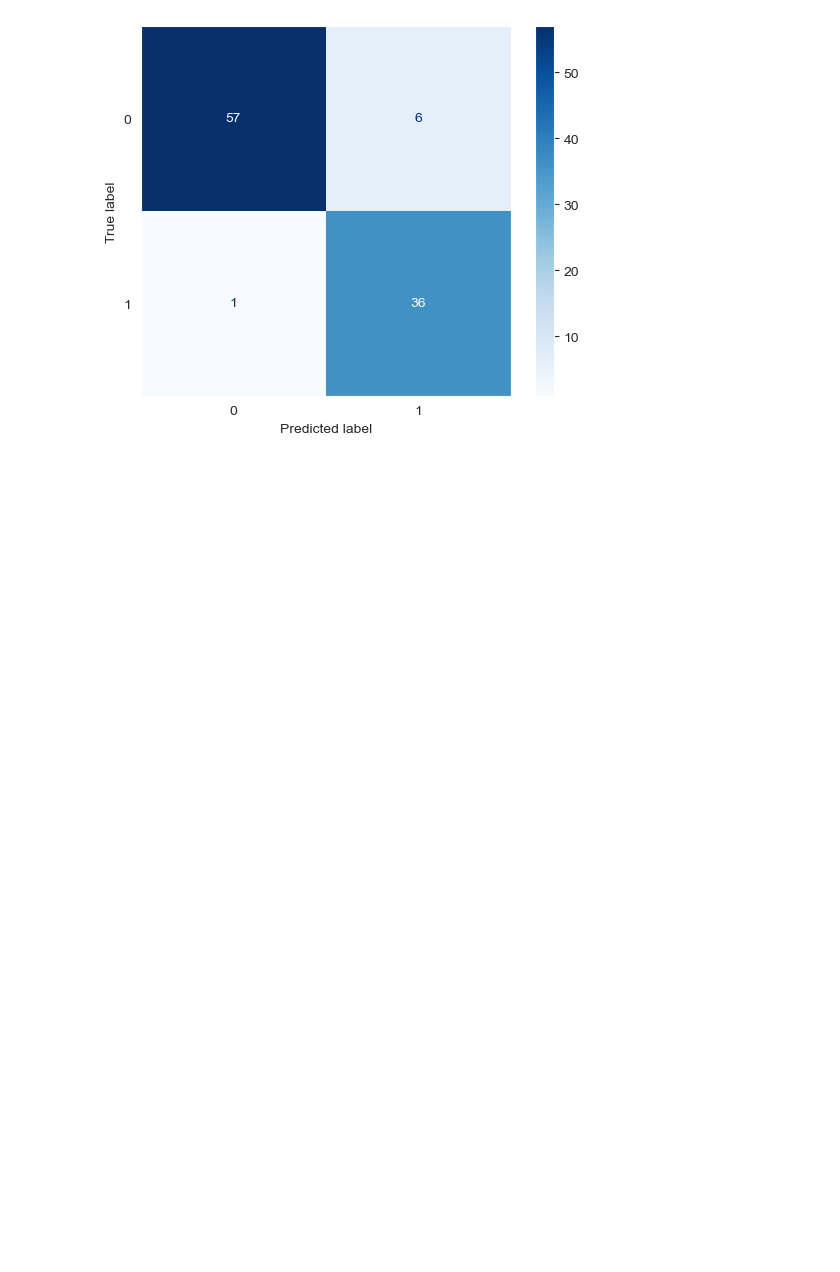
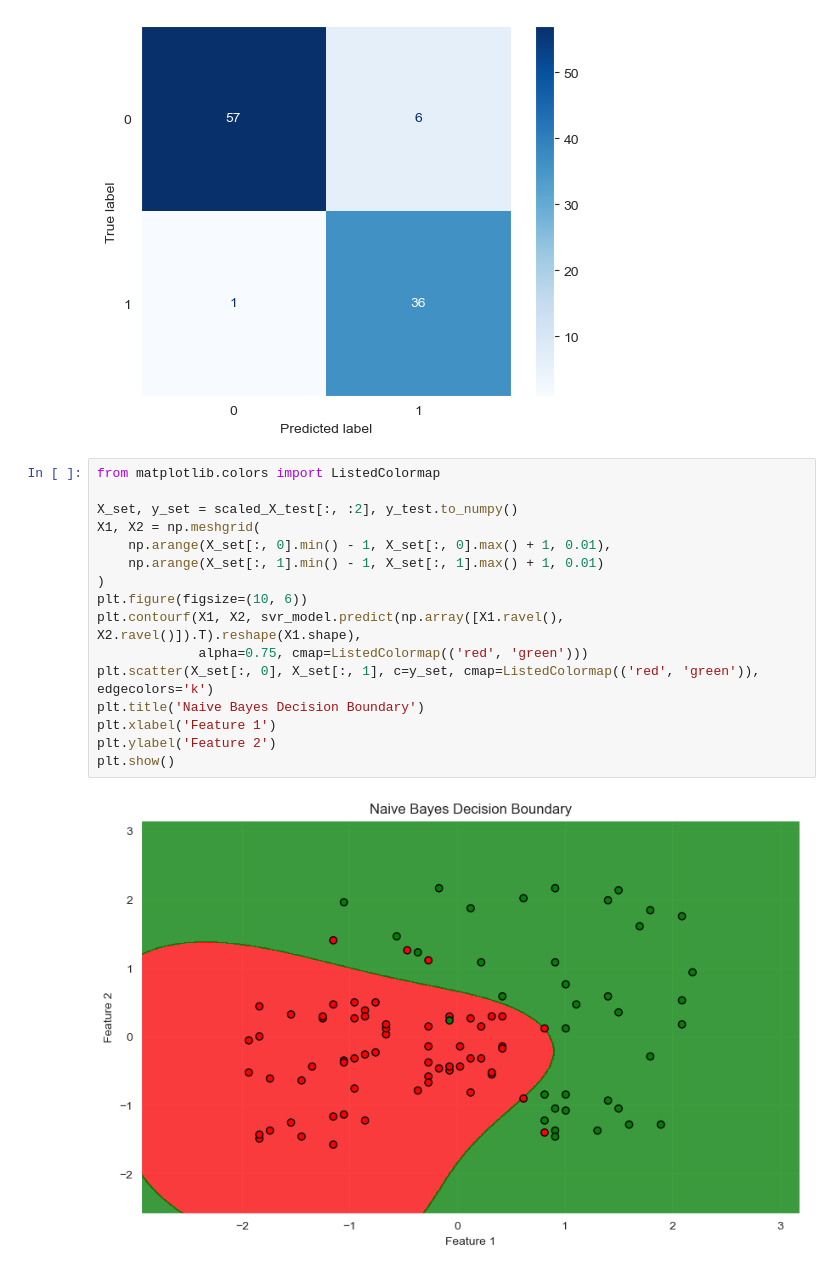
Before and after one commit to ZygimantasB/Python_R_from_two_Data_Science_experts, a Jupyter notebook: Section 19 Kernel SVM/section_19.ipynb, the cells around one changed output. Cells and saved outputs as stored; diff of their text form; blank space fills up the shorter version.

```diff
--- a/Section 19 Kernel SVM/section_19.ipynb
+++ b/Section 19 Kernel SVM/section_19.ipynb
@@ -104,3 +104,21 @@ weighted avg       0.94      0.93      0.93       100
 ConfusionMatrixDisplay.from_predictions(y_test, predictions, cmap='Blues').ax_.grid(False)
 # %% [output]
 [figure]
+# %%
+from matplotlib.colors import ListedColormap
+
+X_set, y_set = scaled_X_test[:, :2], y_test.to_numpy()
+X1, X2 = np.meshgrid(
+    np.arange(X_set[:, 0].min() - 1, X_set[:, 0].max() + 1, 0.01),
+    np.arange(X_set[:, 1].min() - 1, X_set[:, 1].max() + 1, 0.01)
+)
+plt.figure(figsize=(10, 6))
+plt.contourf(X1, X2, svr_model.predict(np.array([X1.ravel(), X2.ravel()]).T).reshape(X1.shape),
+             alpha=0.75, cmap=ListedColormap(('red', 'green')))
+plt.scatter(X_set[:, 0], X_set[:, 1], c=y_set, cmap=ListedColormap(('red', 'green')), edgecolors='k')
+plt.title('Naive Bayes Decision Boundary')
+plt.xlabel('Feature 1')
+plt.ylabel('Feature 2')
+plt.show()
+# %% [output]
+[figure, added]
```
Also changed, not shown: 1 other file.
